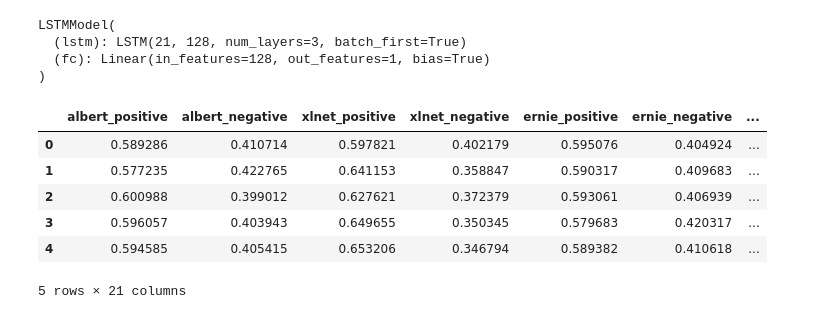
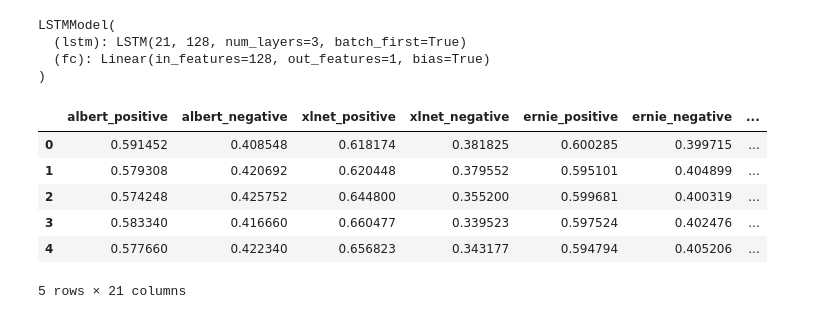
Before and after one commit to jiarui0000/COMS6998, a Jupyter notebook: sentiment_analysis/lstm_estimation.ipynb, the cells around one changed output. Saved outputs shown, nothing was run; the diff lists cells and outputs as text; code cells hidden in the pictures.

```diff
--- a/sentiment_analysis/lstm_estimation.ipynb
+++ b/sentiment_analysis/lstm_estimation.ipynb
@@ -41,7 +41,7 @@ from torch.utils.data import TensorDataset, DataLoader
 dfs = []
 labels = []
 pdf = pd.DataFrame()
-for company in ['AAPL', 'AMD', 'AMZN', 'ASML','CSCO']:
+for company in ['AAPL', 'AMD', 'AMZN', 'ASML','CSCO', 'GOOGL', 'INTC', 'MSFT', 'NVDA']:
     df_numerical = pd.read_csv('../dataset_transcript/EPS/'+company+'_EPS.csv')
     df_textural = pd.read_csv('../dataset_transcript/Transcripts/'+company+'_sentiment.csv')
     df_result = pd.read_csv('../dataset_transcript/Stock Values and Sector Index/'+company+'.csv')
@@ -61,43 +61,45 @@ for company in ['AAPL', 'AMD', 'AMZN', 'ASML','CSCO']:
     df_previous['Date'] = df_result.iloc[indices_of_interest].reset_index(drop=True)['Date']
 
     df_combined = pd.merge(df_combined, df_previous, how="left", on=["Date"])
     df_combined.fillna(0, inplace = True)
 
     df_result = pd.merge(df_result, df_combined['Date'], how='right', on=["Date"])
     df_combined=df_combined.drop(columns=['Fiscal Quarter End', 'Date', 'prev_Date'])
     pdf=df_combined
     dfs.append(df_combined)
     labels.append(df_result['Close'])
-test_size = 1
+
+train_size = 6
+test_size = 3
 
 train_features = torch.cat([torch.tensor(df.values).float() for df in dfs[:-test_size]])  # Assuming dfs[:-test_size] would work this way
 train_labels = torch.cat([torch.tensor(label.values).float() for label in labels[:-test_size]])  # Similar handling for labels
 
 test_features = torch.cat([torch.tensor(df.values).float() for df in dfs[-test_size:]])  # Assuming dfs[:-test_size] would work this way
 test_labels = torch.cat([torch.tensor(label.values).float() for label in labels[-test_size:]])  # Similar handling for labels
 
-train_features = train_features.view(4, -1, 21)
-test_features = test_features.view(1, -1, 21)
-train_labels = train_labels.view(4, -1)
-test_labels = test_labels.view(1, -1)
+train_features = train_features.view(train_size, -1, 21)
+test_features = test_features.view(test_size, -1, 21)
+train_labels = train_labels.view(train_size, -1)
+test_labels = test_labels.view(test_size, -1)
 
 # Create TensorDataset
 train_dataset = TensorDataset(train_features, train_labels)
 test_dataset = TensorDataset(test_features, test_labels)
 
 # Create DataLoader
 # Here batch_size is 1 because each batch is already pre-prepared
 train_loader = DataLoader(train_dataset, batch_size=1, shuffle=True)  # Shuffling batches, not within batches
 test_loader = DataLoader(test_dataset, batch_size=1, shuffle=True)  # Shuffling batches, not within batches
 
 pdf.head()
 # %% [output]
 |  | albert_positive | albert_negative | xlnet_positive | xlnet_negative | ernie_positive | ernie_negative | ... |
-| 0 | 0.589286 | 0.410714 | 0.597821 | 0.402179 | 0.595076 | 0.404924 | ... |
-| 1 | 0.577235 | 0.422765 | 0.641153 | 0.358847 | 0.590317 | 0.409683 | ... |
-| 2 | 0.600988 | 0.399012 | 0.627621 | 0.372379 | 0.593061 | 0.406939 | ... |
-| 3 | 0.596057 | 0.403943 | 0.649655 | 0.350345 | 0.579683 | 0.420317 | ... |
-| 4 | 0.594585 | 0.405415 | 0.653206 | 0.346794 | 0.589382 | 0.410618 | ... |
+| 0 | 0.591452 | 0.408548 | 0.618174 | 0.381825 | 0.600285 | 0.399715 | ... |
+| 1 | 0.579308 | 0.420692 | 0.620448 | 0.379552 | 0.595101 | 0.404899 | ... |
+| 2 | 0.574248 | 0.425752 | 0.644800 | 0.355200 | 0.599681 | 0.400319 | ... |
+| 3 | 0.583340 | 0.416660 | 0.660477 | 0.339523 | 0.597524 | 0.402476 | ... |
+| 4 | 0.577660 | 0.422340 | 0.656823 | 0.343177 | 0.594794 | 0.405206 | ... |
 5 rows × 21 columns
 # %%
 import matplotlib.pyplot as plt
```
Also changed, not shown: parts of 4 cells of this notebook, 4 other files.
